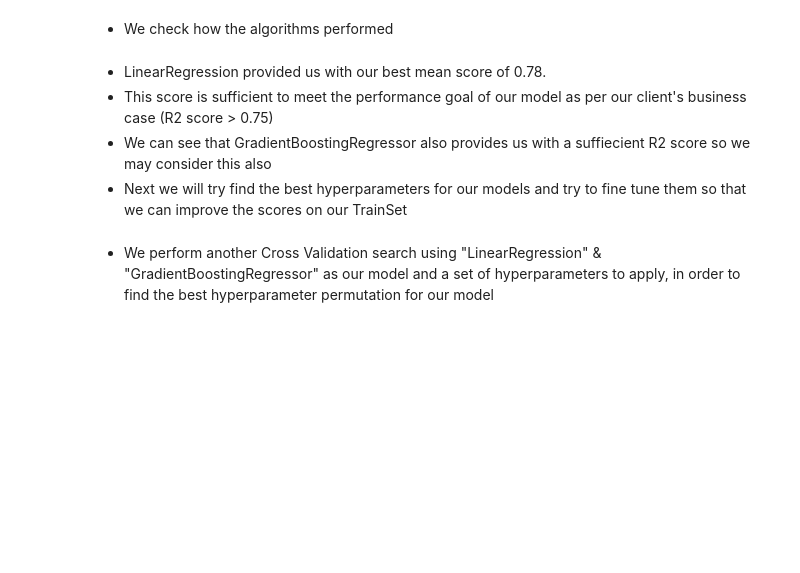
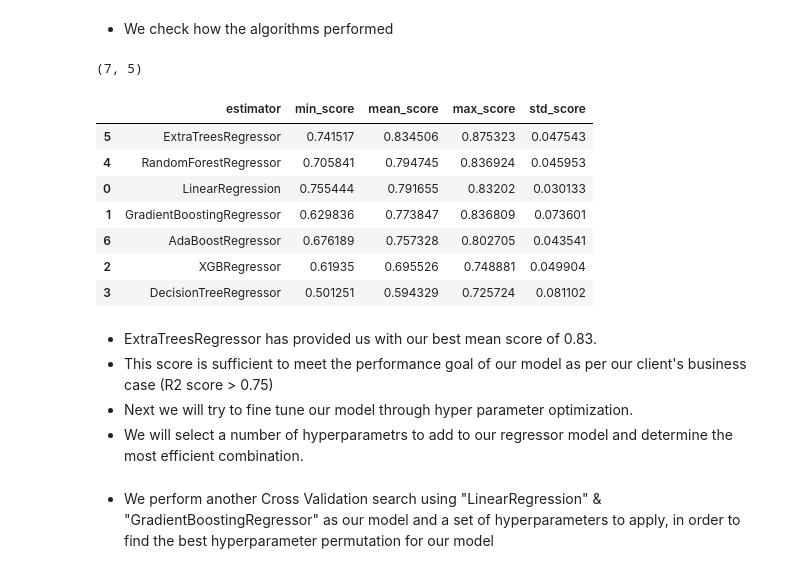
Before and after one commit to SamMartin92/milestone-project-heritage-housing-issues, a Jupyter notebook: jupyter_notebooks/5.PredictSalePrice.ipynb, the cells around one changed output. Cells and saved outputs as stored; diff of their text form; code cells hidden in the pictures; blank space fills up the shorter version.

```diff
--- a/jupyter_notebooks/5.PredictSalePrice.ipynb
+++ b/jupyter_notebooks/5.PredictSalePrice.ipynb
@@ -303,16 +376,26 @@ search.fit(X_train, y_train, scoring='r2', n_jobs=-1, cv=5)
 # %% [markdown]
 * We check how the algorithms performed
 # %%
-grid_search_summary,
-grid_search_pipelines = search.score_summary(sort_by='mean_score')
+(grid_search_summary,
+grid_search_pipelines) = search.score_summary(sort_by='mean_score')
 
 print(grid_search_summary.shape)
 grid_search_summary
+# %% [output]
+(7, 5)
+|  | estimator | min_score | mean_score | max_score | std_score |
+| 5 | ExtraTreesRegressor | 0.741517 | 0.834506 | 0.875323 | 0.047543 |
+| 4 | RandomForestRegressor | 0.705841 | 0.794745 | 0.836924 | 0.045953 |
+| 0 | LinearRegression | 0.755444 | 0.791655 | 0.83202 | 0.030133 |
+| 1 | GradientBoostingRegressor | 0.629836 | 0.773847 | 0.836809 | 0.073601 |
+| 6 | AdaBoostRegressor | 0.676189 | 0.757328 | 0.802705 | 0.043541 |
+| 2 | XGBRegressor | 0.61935 | 0.695526 | 0.748881 | 0.049904 |
+| 3 | DecisionTreeRegressor | 0.501251 | 0.594329 | 0.725724 | 0.081102 |
 # %% [markdown]
-* LinearRegression provided us with our best mean score of 0.78.
+* ExtraTreesRegressor has provided us with our best mean score of 0.83.
 * This score is sufficient to meet the performance goal of our model as per our client's business case (R2 score > 0.75)
-* We can see that GradientBoostingRegressor also provides us with a suffiecient R2 score so we may consider this also
-* Next we will try find the best hyperparameters for our models and try to fine tune them so that we can improve the scores on our TrainSet
+* Next we will try to fine tune our model through hyper parameter optimization.
+* We will select a number of hyperparametrs to add to our regressor model and determine the most efficient combination.
 # %%
 models_search = {
     "ExtraTreesRegressor": ExtraTreesRegressor(random_state=0),
```
Also changed, not shown: parts of 33 cells of this notebook.
